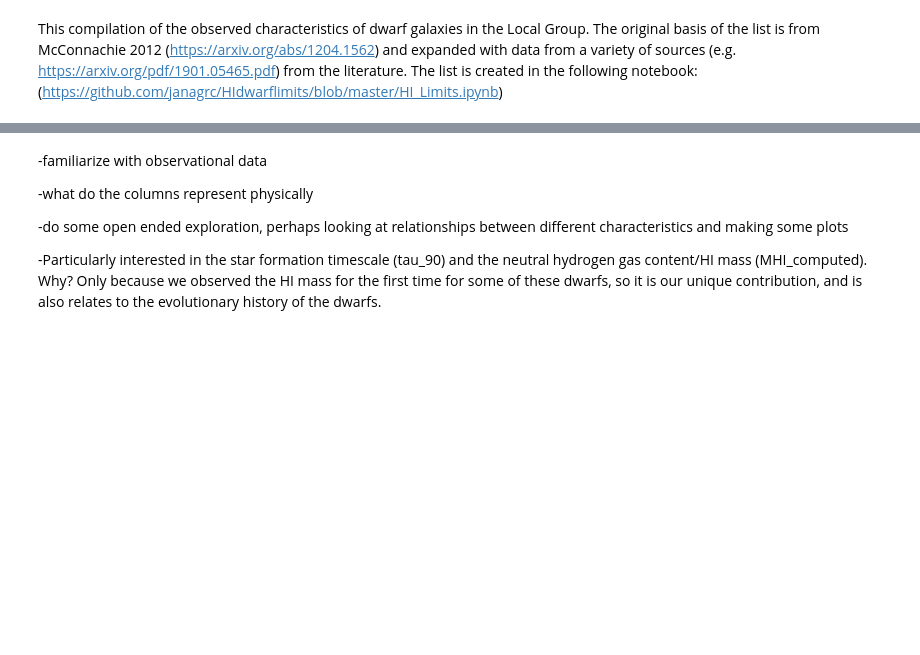
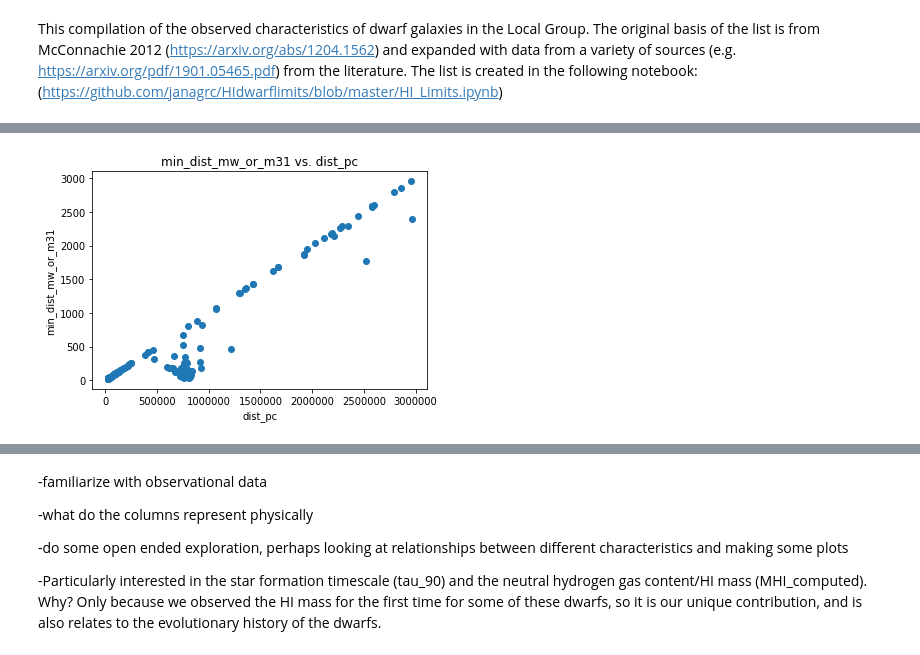
Before and after one commit to janagrc/sims2obs, a Jupyter notebook: sims2obs.ipynb, the cells around one changed output, grey strips where cells are left out. Cells and saved outputs as stored; diff of their text form; code cells hidden in the pictures; blank space fills up the shorter version.

```diff
--- a/sims2obs.ipynb
+++ b/sims2obs.ipynb
@@ -64,0 +198,4 @@ dwarfs = dwarfs.rename(columns=d)
+# %%
+plot_scatter('dist_pc', 'min_dist_mw_or_m31')
+# %% [output]
+[figure, added]
```
Also changed, not shown: parts of 28 cells of this notebook, 1 other file.
